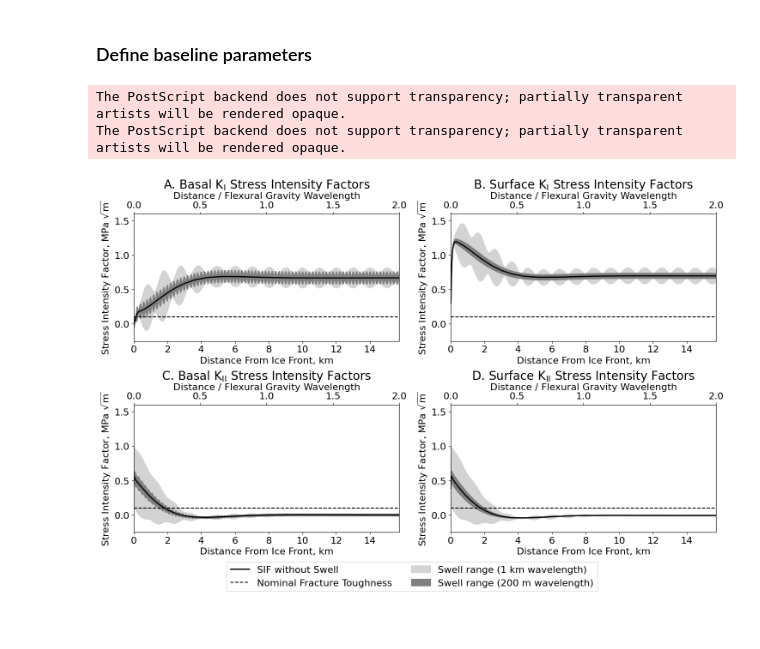
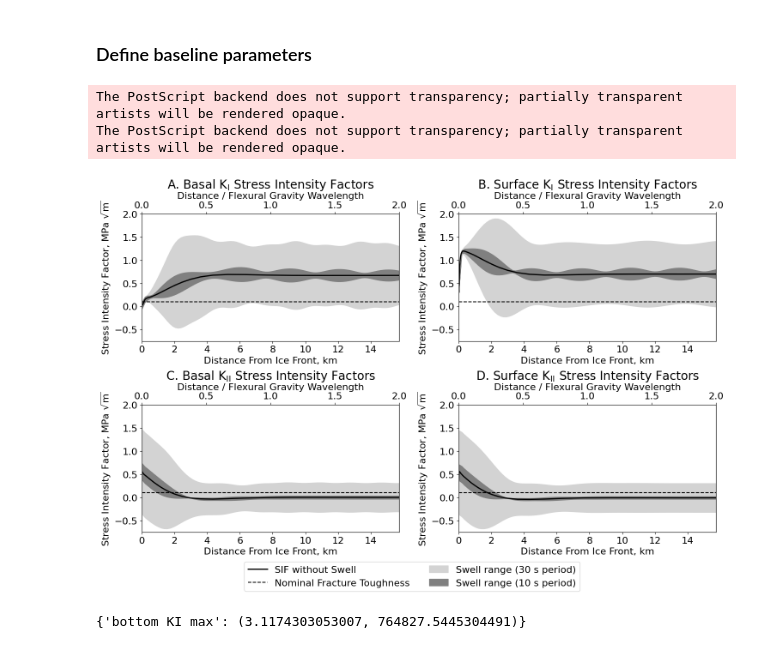
Before and after one commit to bradlipovsky/crevasserator, a Jupyter notebook: figure-swell.ipynb, the cells around one changed output. Saved outputs shown, nothing was run; the diff lists cells and outputs as text; code cells hidden in the pictures.

```diff
--- a/figure-swell.ipynb
+++ b/figure-swell.ipynb
@@ -43,7 +43,9 @@ D, flexural_gravity_wavelength,lam = c.fgl(mats,geom)
 KI_analytical, KI_analytical_bottom = c.analytical_KI(geom,mats)
 KI_analytical_bending,KI_analytical_bending_bottom = c.analytical_KI_bending(geom,mats,Lcs)
 # %%
-def make_spatial_figure(output1,output2,Lcs_swell,Lcs_swell_2,bottom_sifs,surface_sifs,
+def make_spatial_figure(surface_sifs,bottom_sifs,
+                        Lcs_swell,output1,
+                        Lcs_swell_2,output2,
                         save=False,
                         draw_analytical=True,
                         ylim=[-0.25,1.6],
@@ -106,7 +108,7 @@ def make_spatial_figure(output1,output2,Lcs_swell,Lcs_swell_2,bottom_sifs,surfac
 
     fig.tight_layout()
     fig.legend(['SIF without Swell', 'Nominal Fracture Toughness',
-                'Swell range (1 km wavelength)', 'Swell range (200 m wavelength)'],
+                'Swell range (30 s period)', 'Swell range (10 s period)'],
                loc='lower center',ncol=2)
     fig.subplots_adjust(bottom=0.15)
     if save:
@@ -115,22 +117,32 @@ def make_spatial_figure(output1,output2,Lcs_swell,Lcs_swell_2,bottom_sifs,surfac
 #     return fig, ((ax1,ax2),(ax3,ax4))
 # %%
 # The code to calculate swell sifs has been moved to run_crevasse_simulations.py
-with open('output/surface-crevasse-sifs.pkl', 'rb') as f:
+with open('output/sifs-surface-crevasses.pkl', 'rb') as f:
     surface_sifs = pickle.load(f)
-with open('output/bottom-crevasse-sifs.pkl', 'rb') as f:
+
+with open('output/sifs-bottom-crevasses.pkl', 'rb') as f:
     bottom_sifs = pickle.load(f)
 
-with open('output/swell-sifs-200m-swell.pkl', 'rb') as f:
-    output = pickle.load(f)
-    Lcs_swell = np.linspace(10,2*flexural_gravity_wavelength,400)
+with open('output/sifs-10s-swell.pkl', 'rb') as f:
+    output_10s = pickle.load(f)
+    Lcs_10s = np.linspace(20,2*flexural_gravity_wavelength,len(output_10s['bottom KI min']))
 
-with open('output/swell-sifs-1000m-swell-newmesh.pkl', 'rb') as f:
-    output_1000 = pickle.load(f)
-    Lcs_swell_1000 = np.linspace(10,2*flexural_gravity_wavelength,400)
+with open('output/sifs-30s-swell.pkl', 'rb') as f:
+    output_30s = pickle.load(f)
+    Lcs_30s = np.linspace(20,2*flexural_gravity_wavelength,len(output_30s['bottom KI min']))
 
-make_spatial_figure(output,output_1000,Lcs_swell,Lcs_swell_1000,
-                    bottom_sifs,surface_sifs,save=True)
+make_spatial_figure(surface_sifs,bottom_sifs,
+                    Lcs_10s,output_10s,
+                    Lcs_30s,output_30s,
+                    save=True,
+                    ylim=[-0.75,2])
 # %% [output]
 The PostScript backend does not support transparency; partially transparent artists will be rendered opaque.
 The PostScript backend does not support transparency; partially transparent artists will be rendered opaque.
-[figure, old version]
+[figure, new version]
+# %%
+with open('output/swell-sifs-one-Lc.pkl', 'rb') as f:
+    output_one = pickle.load(f)
+output_one
+# %% [output]
+{'bottom KI max': (3.1174303053007, 764827.5445304491)}
```
Also changed, not shown: parts of 3 cells of this notebook, 8 other files.
